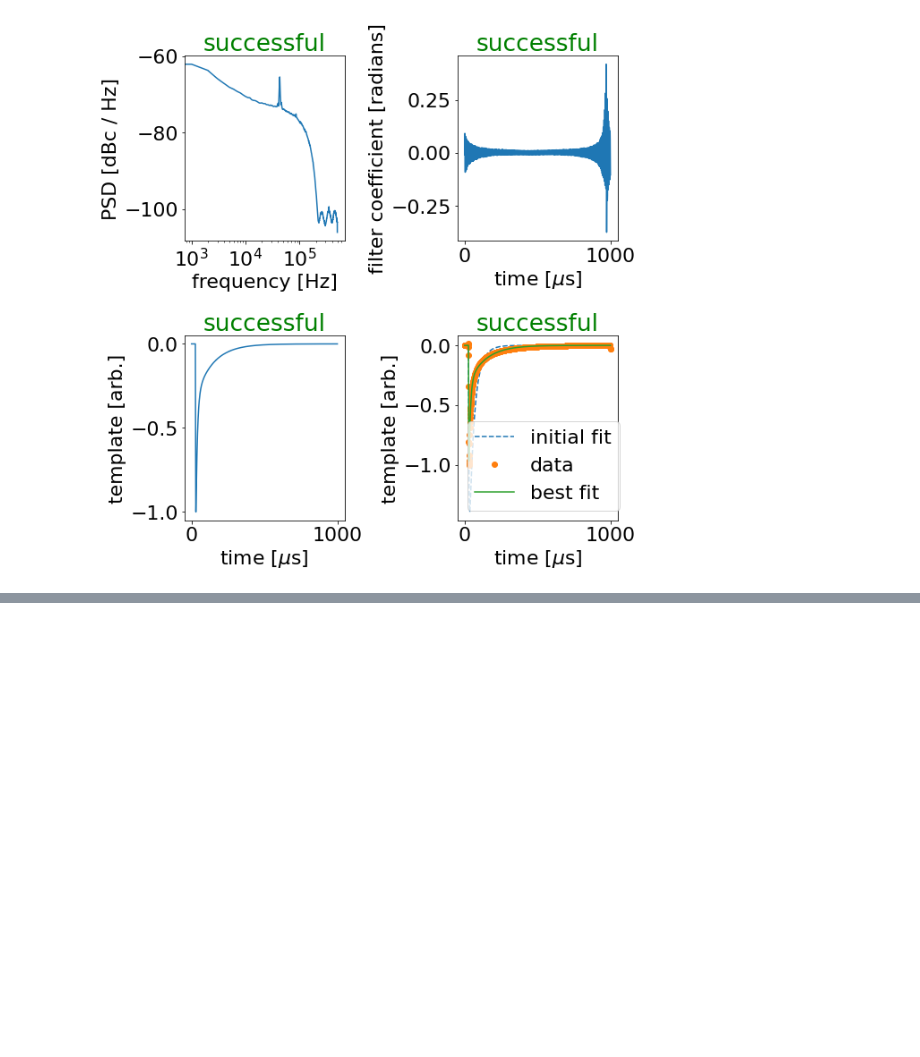
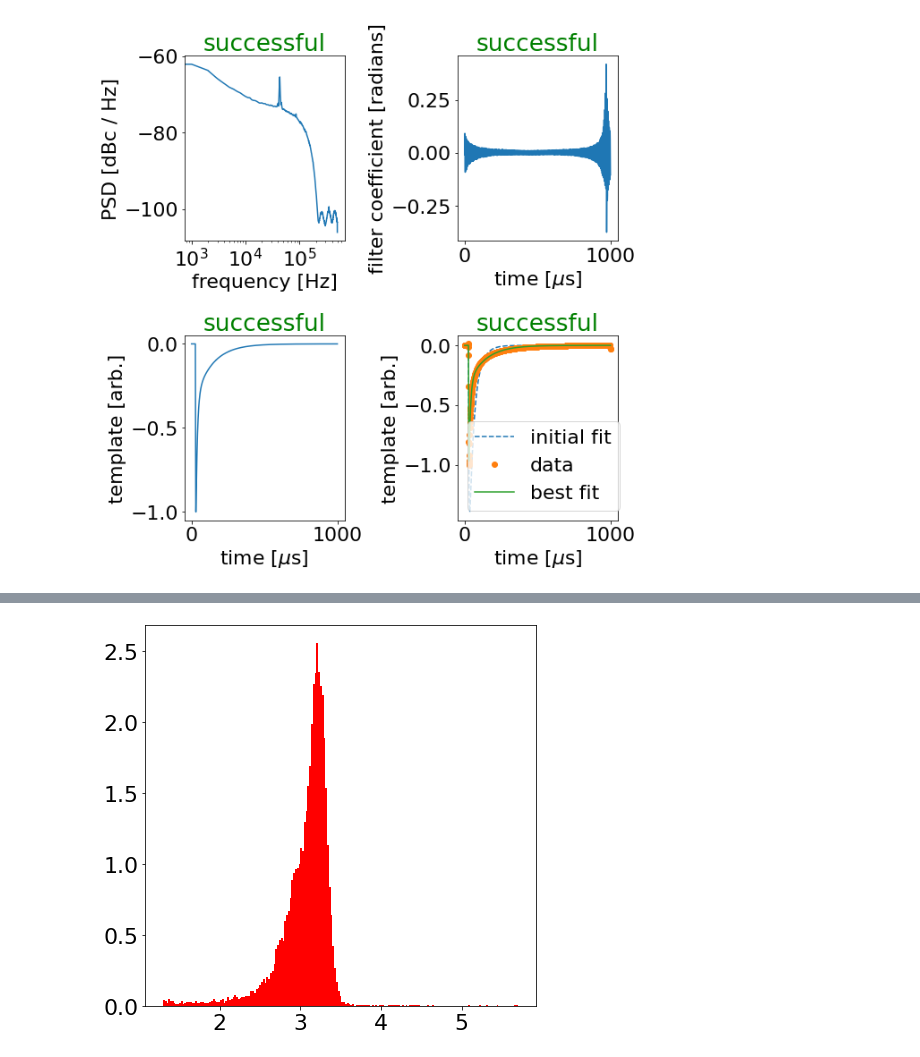
Before and after one commit to MazinLab/MKIDReadoutAnalysis, a Jupyter notebook: Clean_R.ipynb, the cells around one changed output, grey strips where cells are left out. Cells and saved outputs as stored; diff of their text form; code cells hidden in the pictures; blank space fills up the shorter version.

```diff
--- a/Clean_R.ipynb
+++ b/Clean_R.ipynb
@@ -383,0 +429,12 @@ array([<AxesSubplot:title={'center':'successful'}, xlabel='frequency [Hz]', ylab
+# %%
+from astropy.stats import mad_std
+sigma = mad_std(filtered_phase)
+threshold = 11
+characteristic_time = 100
+pulses, properties = sp.signal.find_peaks(filtered_phase, height=threshold * sigma,
+                                         distance=10 * characteristic_time)
+# %%
+fig, ax = plt.subplots(1,1, figsize=(7,7))
+ax.hist(properties['peak_heights'], bins='auto', density=True, color='red');
+# %% [output]
+[figure, added]
```
Also changed, not shown: parts of 38 cells of this notebook.
